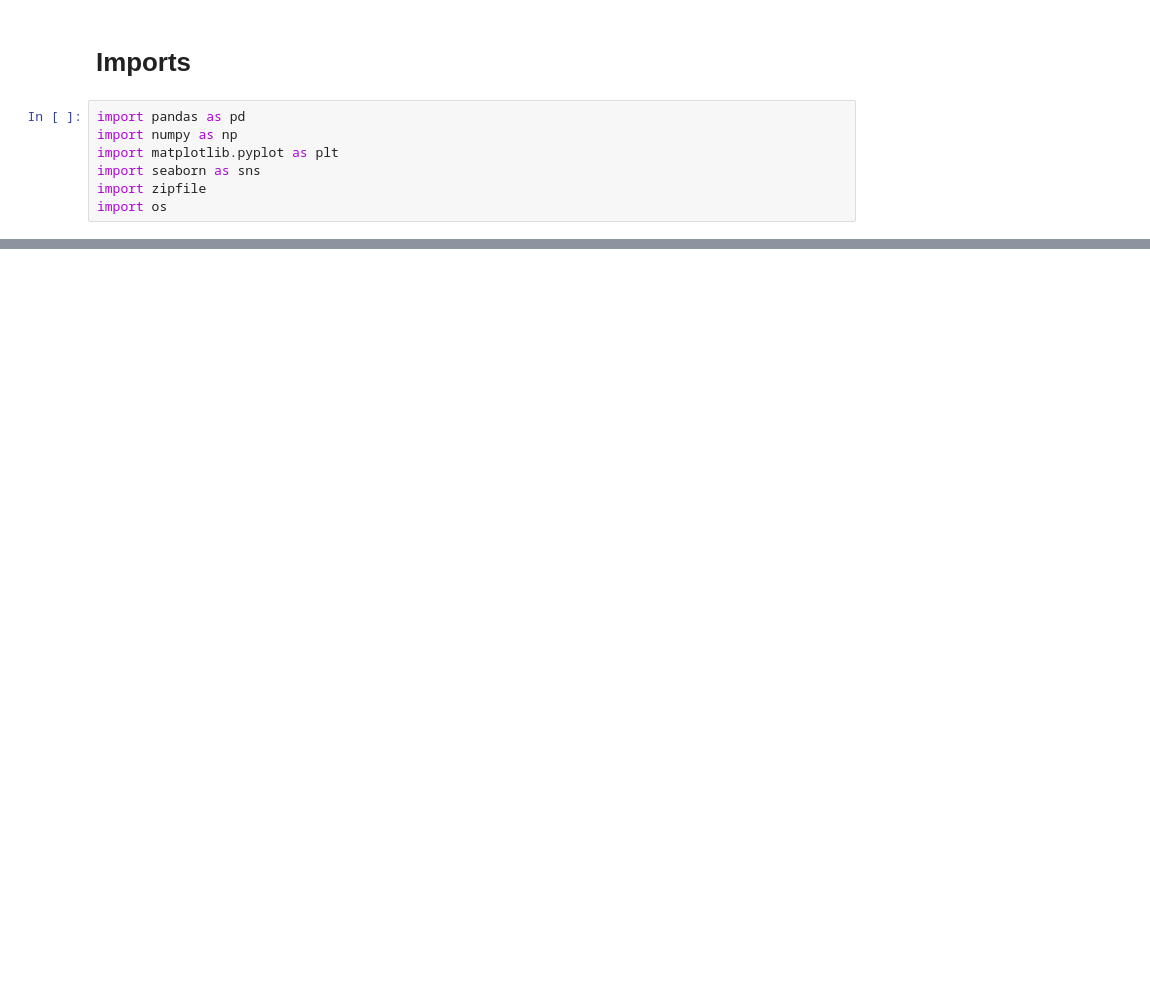
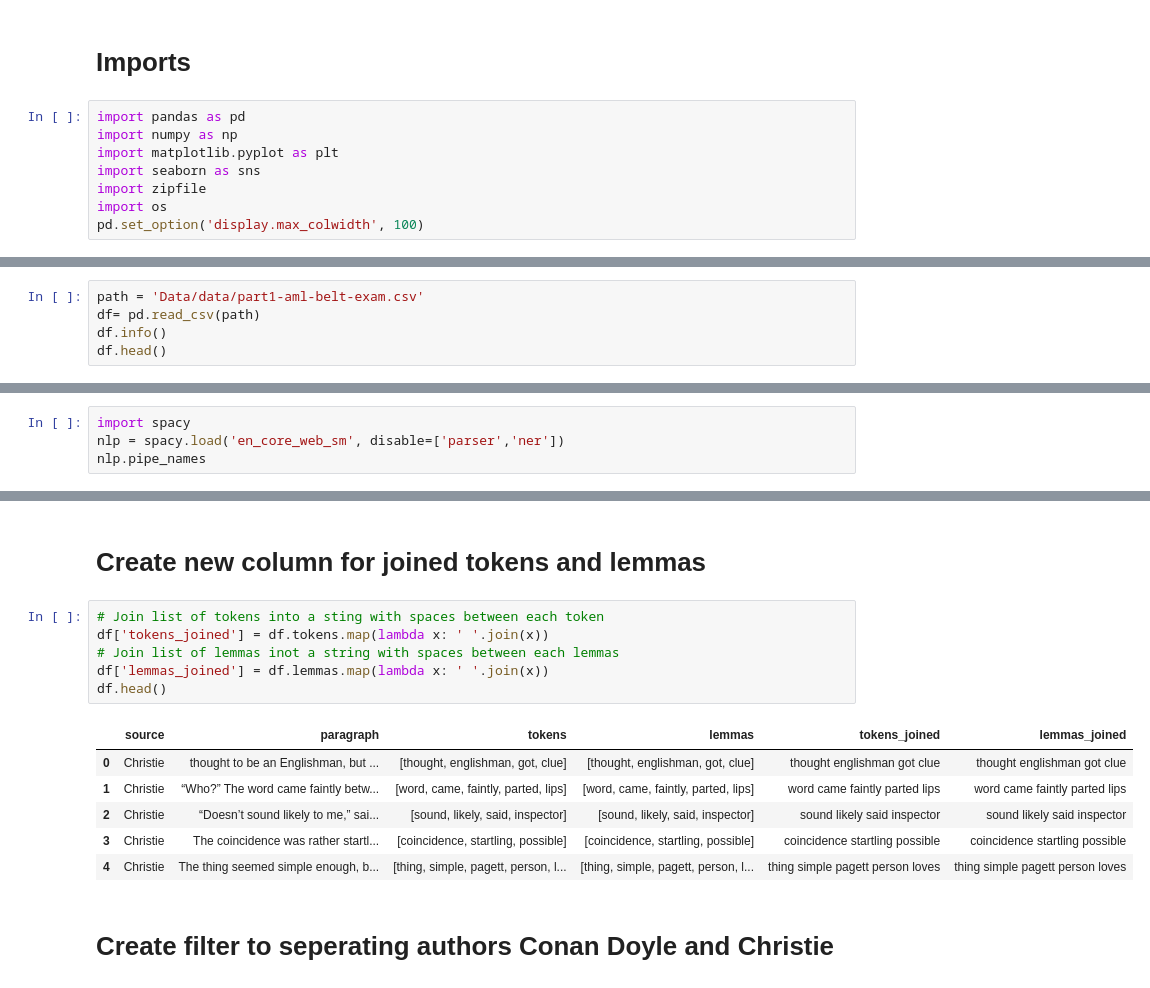
Before and after one commit to 808hanronald/final_belt_aml, a Jupyter notebook: final_belt_aml.ipynb, the cells around one changed output, grey strips where cells are left out. Cells and saved outputs as stored; diff of their text form; blank space fills up the shorter version.

```diff
--- a/final_belt_aml.ipynb
+++ b/final_belt_aml.ipynb
@@ -7,3 +7,4 @@ import matplotlib.pyplot as plt
 import seaborn as sns
 import zipfile
 import os
+pd.set_option('display.max_colwidth', 100)
@@ -20,0 +26,5 @@ with zipfile.ZipFile(zip_file_path, 'r') as zip_ref:
+# %%
+path = 'Data/data/part1-aml-belt-exam.csv'
+df= pd.read_csv(path)
+df.info()
+df.head()
@@ -20,0 +58,4 @@ with zipfile.ZipFile(zip_file_path, 'r') as zip_ref:
+# %%
+import spacy
+nlp = spacy.load('en_core_web_sm', disable=['parser','ner'])
+nlp.pipe_names
@@ -20,0 +88,17 @@ with zipfile.ZipFile(zip_file_path, 'r') as zip_ref:
+# %% [markdown]
+# Create new column for joined tokens and lemmas
+# %%
+# Join list of tokens into a sting with spaces between each token
+df['tokens_joined'] = df.tokens.map(lambda x: ' '.join(x))
+# Join list of lemmas inot a string with spaces between each lemmas
+df['lemmas_joined'] = df.lemmas.map(lambda x: ' '.join(x))
+df.head()
+# %% [output]
+|  | source | paragraph | tokens | lemmas | tokens_joined | lemmas_joined |
+| 0 | Christie | thought to be an Englishman, but ... | [thought, englishman, got, clue] | [thought, englishman, got, clue] | thought englishman got clue | thought englishman got clue |
+| 1 | Christie | “Who?” The word came faintly betw... | [word, came, faintly, parted, lips] | [word, came, faintly, parted, lips] | word came faintly parted lips | word came faintly parted lips |
+| 2 | Christie | “Doesn’t sound likely to me,” sai... | [sound, likely, said, inspector] | [sound, likely, said, inspector] | sound likely said inspector | sound likely said inspector |
+| 3 | Christie | The coincidence was rather startl... | [coincidence, startling, possible] | [coincidence, startling, possible] | coincidence startling possible | coincidence startling possible |
+| 4 | Christie | The thing seemed simple enough, b... | [thing, simple, pagett, person, l... | [thing, simple, pagett, person, l... | thing simple pagett person loves | thing simple pagett person loves |
+# %% [markdown]
+# Create filter to seperating authors Conan Doyle and Christie
```
Also changed, not shown: parts of 30 cells of this notebook, 1 other file.
